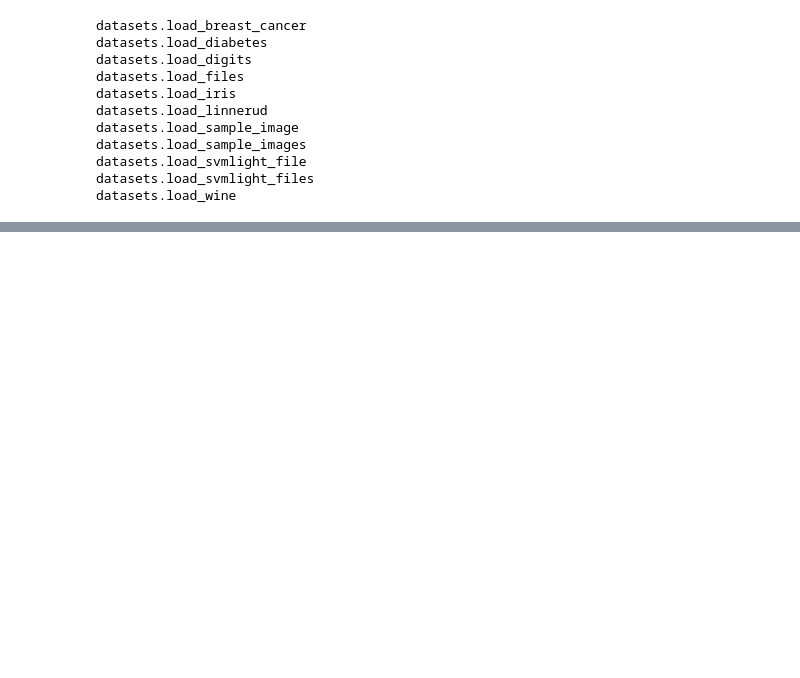
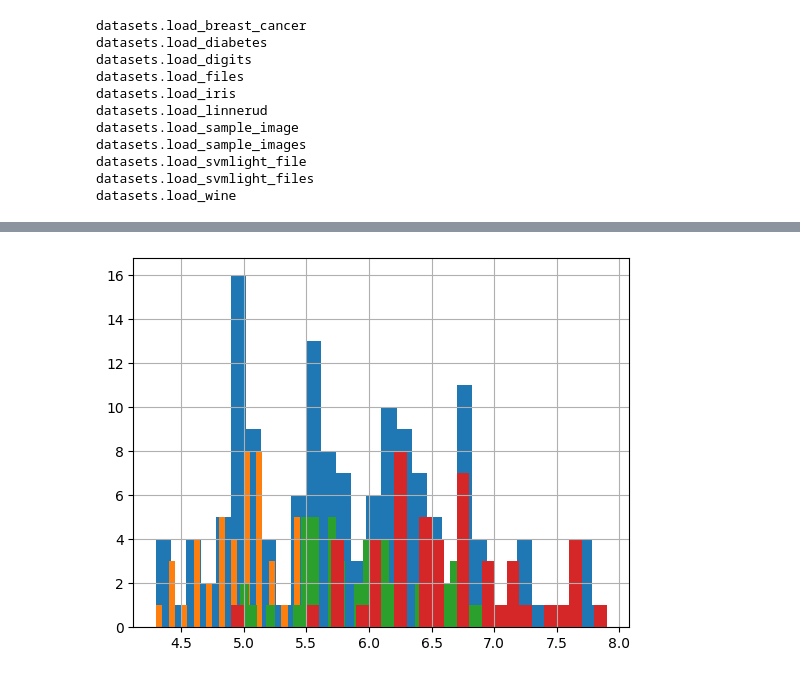
Before and after one commit to OgTechNerd/python-programming-a-2-z, a Jupyter notebook: MachineLearningTutorials/SCIKITLEARN/Scikit-learn_basic_01.ipynb, the cells around one changed output, grey strips where cells are left out. Saved outputs shown, nothing was run; the diff lists cells and outputs as text; code cells hidden in the pictures; blank space fills up the shorter version.

```diff
--- a/MachineLearningTutorials/SCIKITLEARN/Scikit-learn_basic_01.ipynb
+++ b/MachineLearningTutorials/SCIKITLEARN/Scikit-learn_basic_01.ipynb
@@ -107,0 +154,10 @@ print(ds.target)
+# %%
+
+# Look at a quick histogram of the values in the dataframe for sepal length:2.
+iris_df['sepal length (cm)'].hist(bins=30)
+# You can also color the histogram by the target variable:3.
+for class_number in np.unique(ds.target):
+    plt.figure(1)
+    iris_df['sepal length (cm)'].iloc[np.where(ds.target == class_number)[0]].hist(bins=30)
+# %% [output]
+[figure, added]
```
Also changed, not shown: parts of 12 cells of this notebook.
